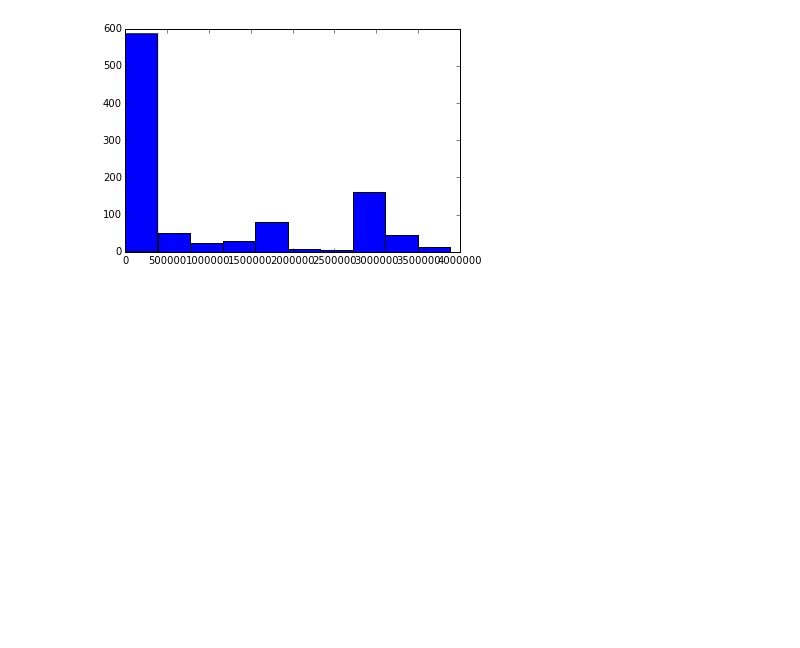
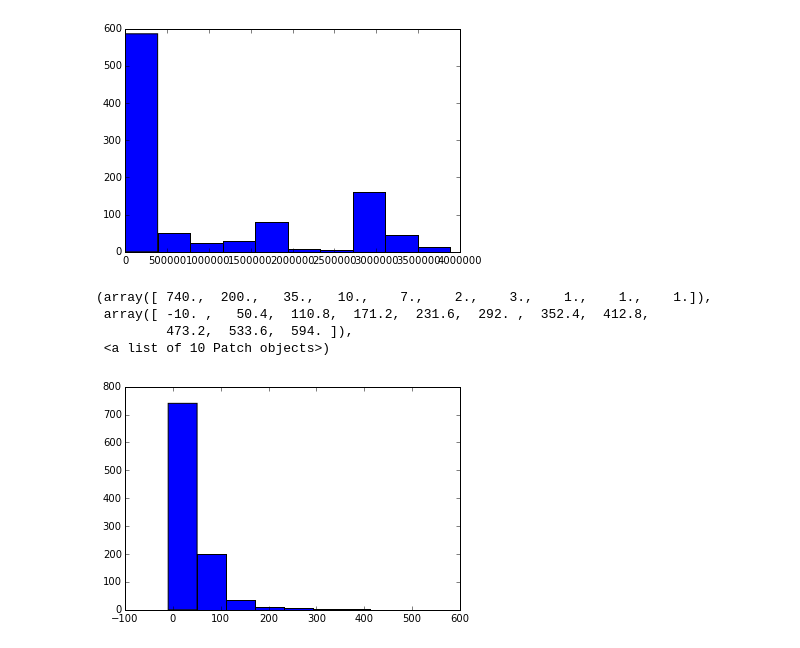
Before and after one commit to InaChenjia/datalab, a Jupyter notebook: egonetwork/regression.ipynb, the cells around one changed output. Cells and saved outputs as stored; diff of their text form; code cells hidden in the pictures; blank space fills up the shorter version.

```diff
--- a/egonetwork/regression.ipynb
+++ b/egonetwork/regression.ipynb
@@ -80,3 +43,11 @@ plt.hist(map(lambda i: int(i), eg3sizes))
           3.49458680e+06,   3.88287400e+06]),
  <a list of 10 Patch objects>)
 [figure]
+# %%
+plt.hist(map(lambda i: int(i), consume_amt))
+# %% [output]
+(array([ 740.,  200.,   35.,   10.,    7.,    2.,    3.,    1.,    1.,    1.]),
+ array([ -10. ,   50.4,  110.8,  171.2,  231.6,  292. ,  352.4,  412.8,
+         473.2,  533.6,  594. ]),
+ <a list of 10 Patch objects>)
+[figure, added]
```
Also changed, not shown: parts of 22 cells of this notebook, 19 other files.
